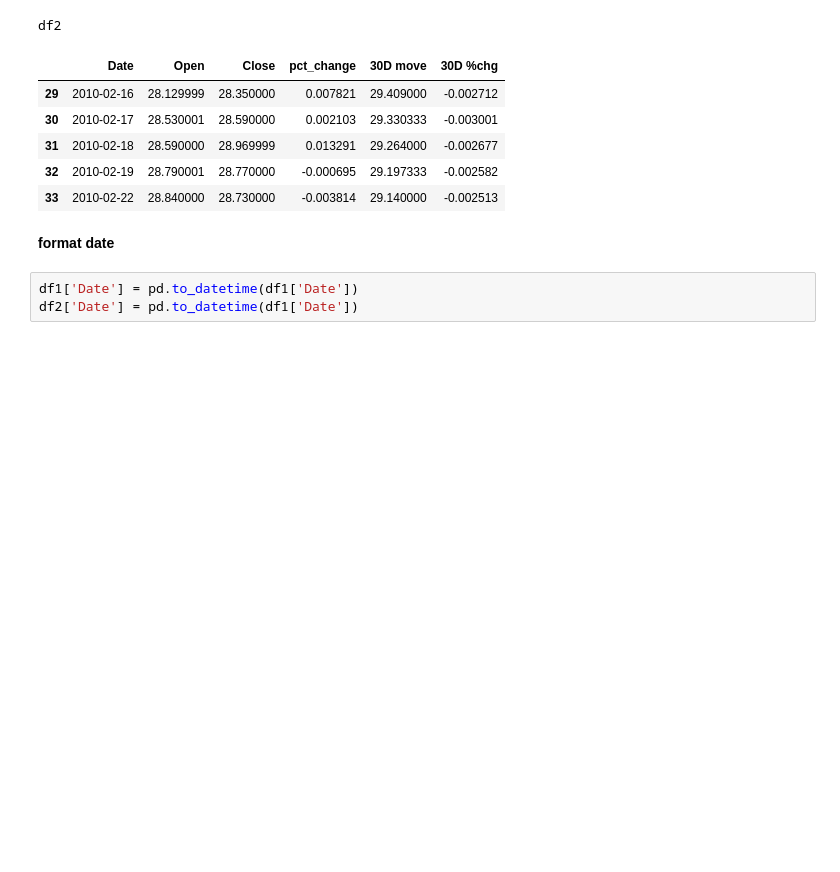
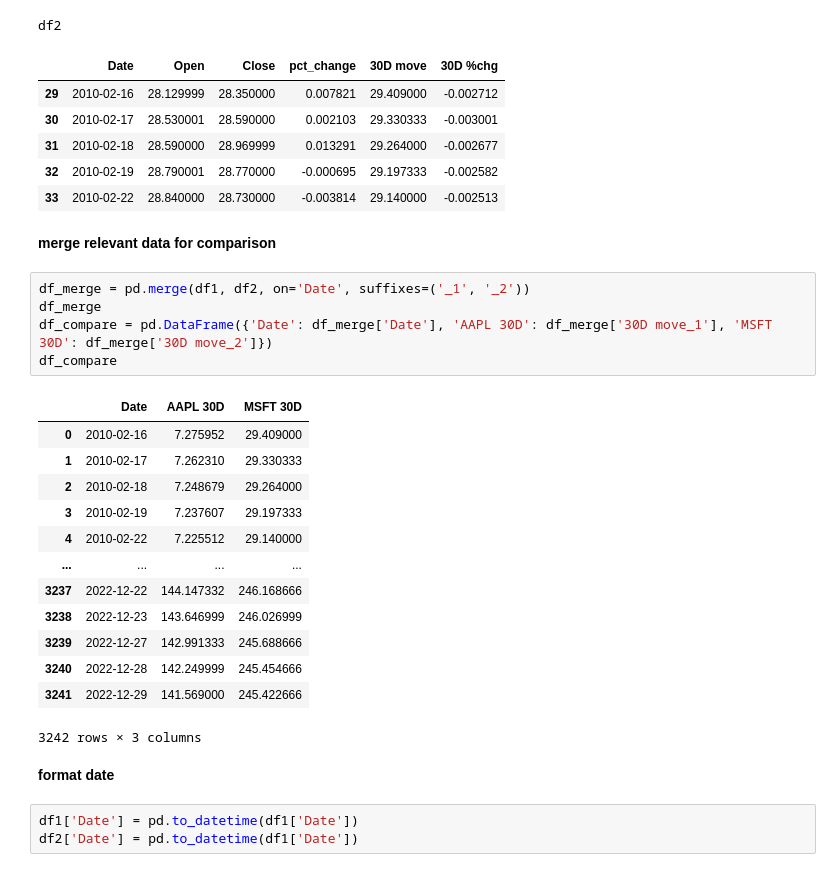
Before and after one commit to ubco-W2022T2-data301/project-group-group11, a Jupyter notebook: analysis/analysis2.ipynb, the cells around one changed output. Drawn from its saved outputs; the diff is of its cells as text; blank space fills up the shorter version.

```diff
--- a/analysis/analysis2.ipynb
+++ b/analysis/analysis2.ipynb
@@ -206,6 +206,27 @@ df2
 | 31 | 2010-02-18 | 28.590000 | 28.969999 | 0.013291 | 29.264000 | -0.002677 |
 | 32 | 2010-02-19 | 28.790001 | 28.770000 | -0.000695 | 29.197333 | -0.002582 |
 | 33 | 2010-02-22 | 28.840000 | 28.730000 | -0.003814 | 29.140000 | -0.002513 |
+# %% [markdown]
+**merge relevant data for comparison**
+# %%
+df_merge = pd.merge(df1, df2, on='Date', suffixes=('_1', '_2'))
+df_merge
+df_compare = pd.DataFrame({'Date': df_merge['Date'], 'AAPL 30D': df_merge['30D move_1'], 'MSFT 30D': df_merge['30D move_2']})
+df_compare
+# %% [output]
+|  | Date | AAPL 30D | MSFT 30D |
+| 0 | 2010-02-16 | 7.275952 | 29.409000 |
+| 1 | 2010-02-17 | 7.262310 | 29.330333 |
+| 2 | 2010-02-18 | 7.248679 | 29.264000 |
+| 3 | 2010-02-19 | 7.237607 | 29.197333 |
+| 4 | 2010-02-22 | 7.225512 | 29.140000 |
+| ... | ... | ... | ... |
+| 3237 | 2022-12-22 | 144.147332 | 246.168666 |
+| 3238 | 2022-12-23 | 143.646999 | 246.026999 |
+| 3239 | 2022-12-27 | 142.991333 | 245.688666 |
+| 3240 | 2022-12-28 | 142.249999 | 245.454666 |
+| 3241 | 2022-12-29 | 141.569000 | 245.422666 |
+3242 rows × 3 columns
 # %% [markdown]
 **format date**
 # %%
```
Also changed, not shown: parts of 9 cells of this notebook.
